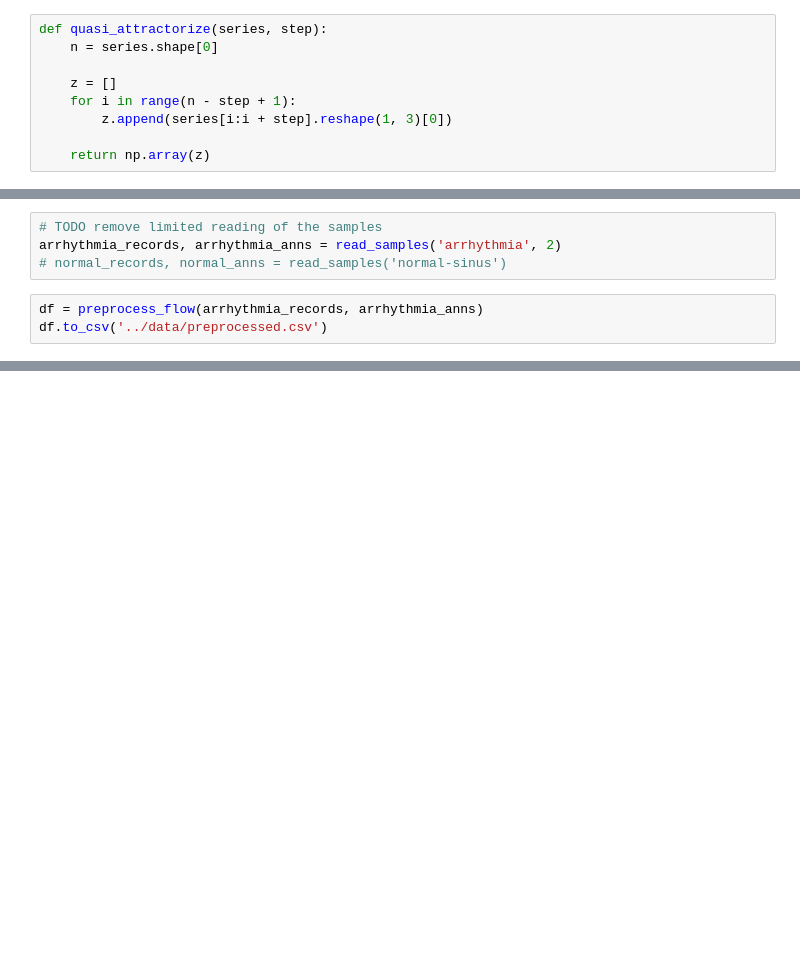
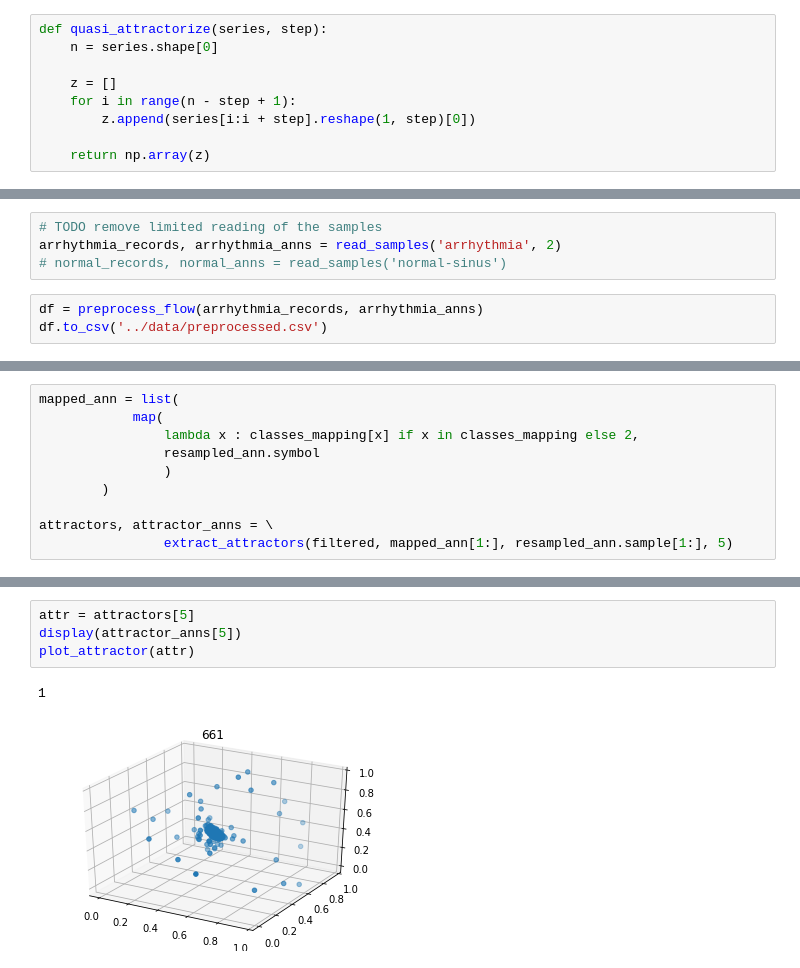
Before and after one commit to anticdimi/tda-arrhythmia-detection, a Jupyter notebook: src/prep.ipynb, the cells around one changed output, grey strips where cells are left out. Cells and saved outputs as stored; diff of their text form; blank space fills up the shorter version.

```diff
--- a/src/prep.ipynb
+++ b/src/prep.ipynb
@@ -17,7 +17,7 @@ def quasi_attractorize(series, step):
 
     z = []
     for i in range(n - step + 1):
-        z.append(series[i:i + step].reshape(1, 3)[0])
+        z.append(series[i:i + step].reshape(1, step)[0])
 
     return np.array(z)
 # %%
@@ -206,0 +254,10 @@ df = df.drop(['Unnamed: 0'], axis=1)
+# %%
+mapped_ann = list(
+            map(
+                lambda x : classes_mapping[x] if x in classes_mapping else 2,
+                resampled_ann.symbol
+                )
+        )
+
+attractors, attractor_anns = \
+                extract_attractors(filtered, mapped_ann[1:], resampled_ann.sample[1:], 5)
@@ -206,0 +281,7 @@ df = df.drop(['Unnamed: 0'], axis=1)
+# %%
+attr = attractors[5]
+display(attractor_anns[5])
+plot_attractor(attr)
+# %% [output]
+1
+[figure, added]
```
Also changed, not shown: parts of 14 cells of this notebook.
